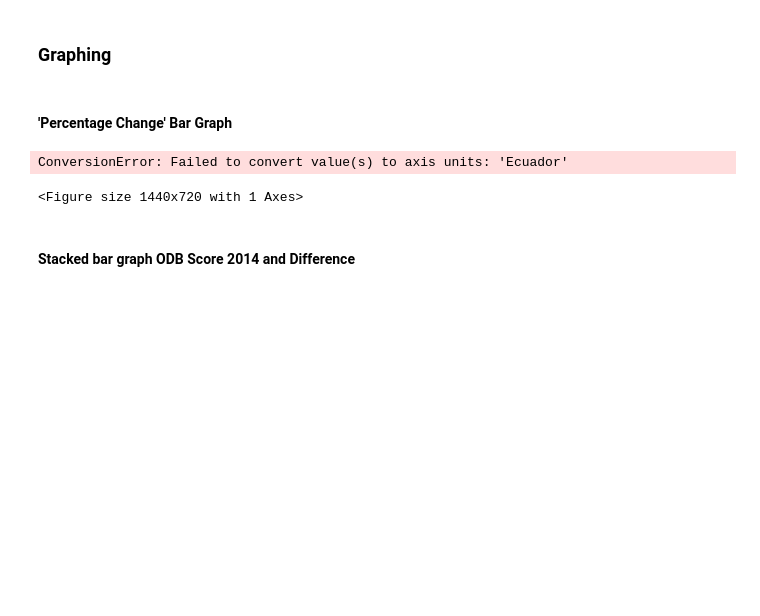
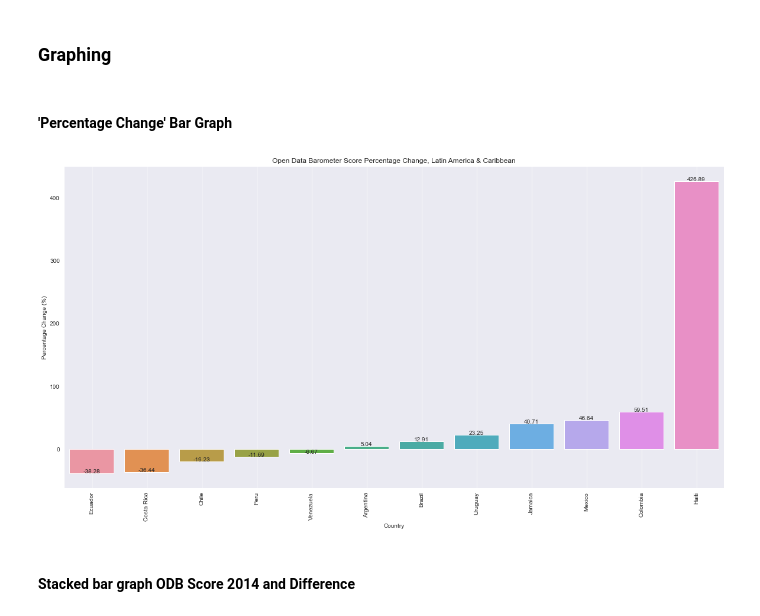
Before and after one commit to kreetigulati/Egovernance_and_OpenData, a Jupyter notebook: Kreeti/latinamerica_percentagechange_difference.ipynb, the cells around one changed output. Saved outputs shown, nothing was run; the diff lists cells and outputs as text; code cells hidden in the pictures; blank space fills up the shorter version.

```diff
--- a/Kreeti/latinamerica_percentagechange_difference.ipynb
+++ b/Kreeti/latinamerica_percentagechange_difference.ipynb
@@ -169,9 +148,8 @@ def weather_graphing(x_axis, y_axis, title, xlabel, ylabel):
 # %%
-weather_graphing(x_axis, y_axis, "Open Data Barometer Score Percentage Change", "Country", "Percentage Change (%)")
+weather_graphing(x_axis, y_axis, "Open Data Barometer Score Percentage Change, Latin America & Caribbean", "Country", "Percentage Change (%)")
 sns.set_style('darkgrid')
 # %% [output]
-ConversionError: Failed to convert value(s) to axis units: 'Ecuador'
-<Figure size 1440x720 with 1 Axes>
+[figure, added]
 # %% [markdown]
 #### Stacked bar graph ODB Score 2014 and Difference
 # %%
```
Also changed, not shown: parts of 4 cells of this notebook, 10 other files.
